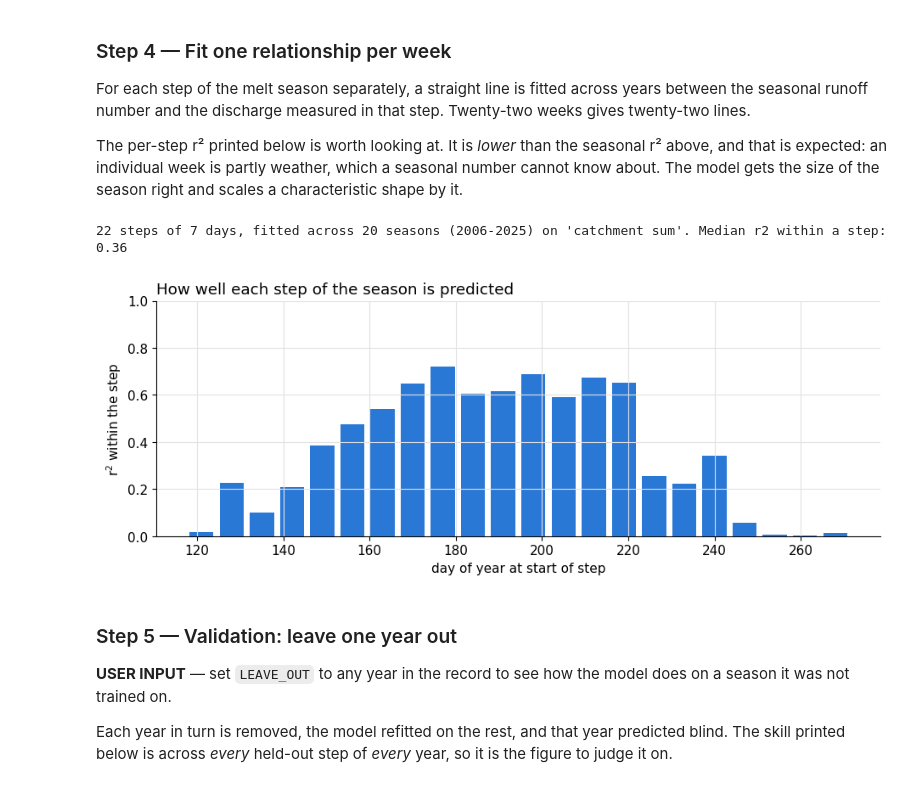
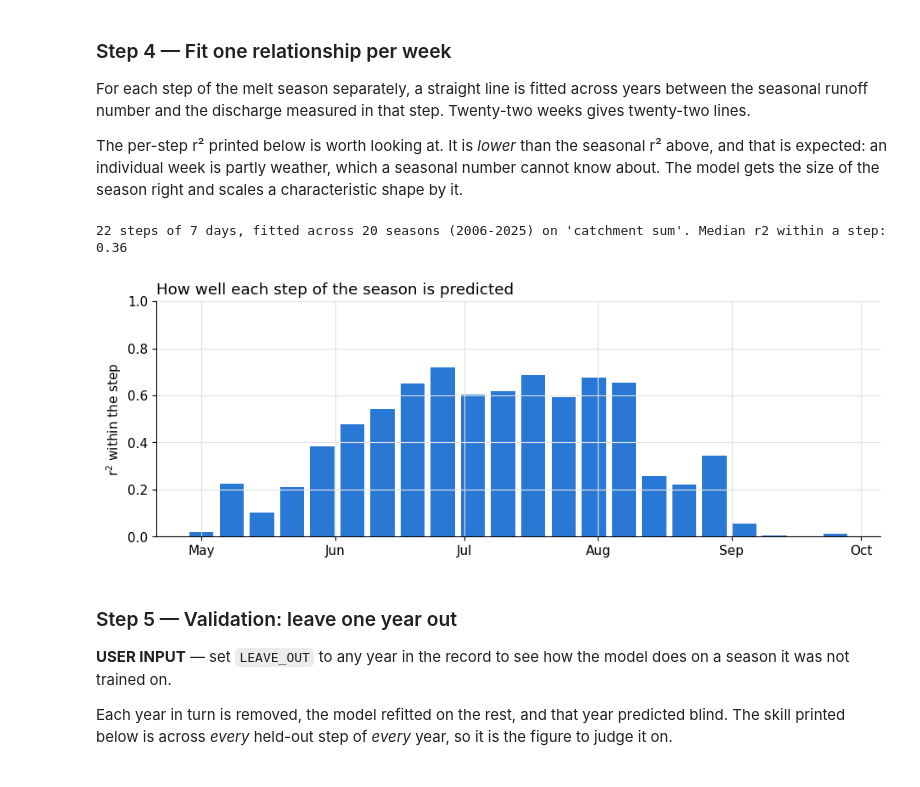
Before and after one commit to DTC-Ice-Sheets/dtc_is_notebooks, a Jupyter notebook: DTC-IS-Hydropower.ipynb, the cells around one changed output. Saved outputs shown, nothing was run; the diff lists cells and outputs as text; code cells hidden in the pictures.

```diff
--- a/DTC-IS-Hydropower.ipynb
+++ b/DTC-IS-Hydropower.ipynb
@@ -594,21 +598,21 @@ season right and scales a characteristic shape by it.
 # %%
 #@title Fit the weekly relationships
 model = uc1.ProfileModel.fit(discharge, predictors, STEP_DAYS)
 print(f"{len(model.starts)} steps of {model.step_days} days, fitted across "
       f"{len(model.years)} seasons ({model.years.min()}-{model.years.max()}) "
       f"on {predictors.columns[0]!r}. Median r2 within a step: "
       f"{float(pd.Series(model.r2).median()):.2f}")
 
 fig, ax = plt.subplots(figsize=(11, 3.6))
 ax.bar(model.starts, model.r2, width=STEP_DAYS * 0.8, color=OBS)
-ax.set_xlabel("day of year at start of step")
+uc1.month_axis(ax)
 ax.set_ylabel("r$^2$ within the step")
 ax.set_ylim(0, 1)
 ax.set_title("How well each step of the season is predicted", loc="left")
 plt.show()
 # %% [output]
 22 steps of 7 days, fitted across 20 seasons (2006-2025) on 'catchment sum'. Median r2 within a step: 0.36
-[figure, old version]
+[figure, new version]
 # %% [markdown]
 ### Step 5 — Validation: leave one year out
 
```
Also changed, not shown: parts of 31 cells of this notebook, 2 other files.
